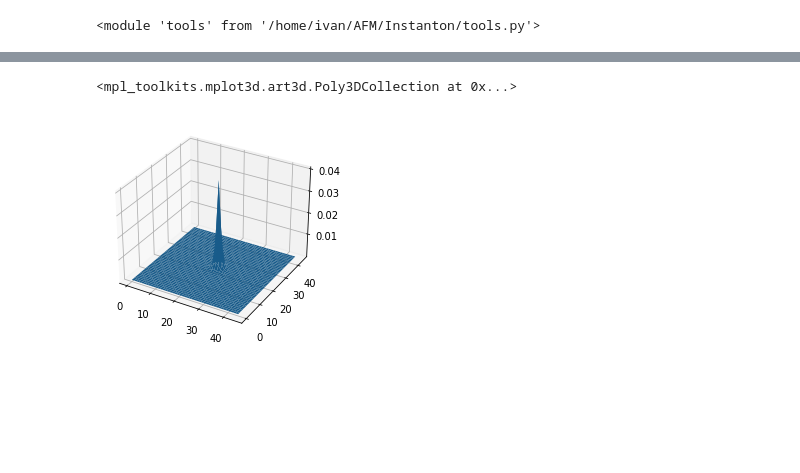
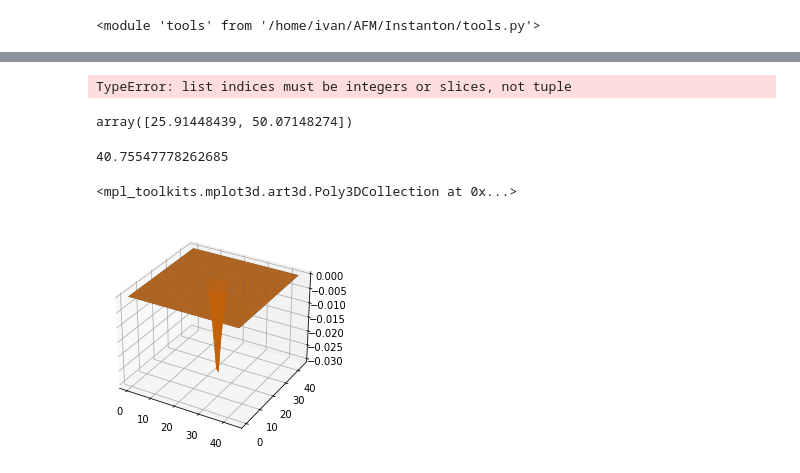
Before and after one commit to Ivan-Soler/AFM, a Jupyter notebook: Instanton/Fit_inst.ipynb, the cells around one changed output, grey strips where cells are left out. Drawn from its saved outputs; the diff is of its cells as text; code cells hidden in the pictures; blank space fills up the shorter version.

```diff
--- a/Instanton/Fit_inst.ipynb
+++ b/Instanton/Fit_inst.ipynb
@@ -28,7 +39,10 @@ def inst(position,maxima,rho):
 # %%
-def inst_plot(position,maxima,rho):
+def inst_plot(position,maxima_x,maxima_y,rho):
     #maxim=[23,23]
-    return(3/(np.pi*rho**4)*(rho**2/((position[0]-maxima[0])**2 + (position[1]-maxima[1])**2+rho**2))**4)
+    return(3/(np.pi*rho**4)*(rho**2/((position[0]-maxima_x)**2
+                        + (position[1]-maxima_y)**2+rho**2))**4)
+# %%
+density_2d=-density_2d
 # %%
 x=[]
 y=[]
@@ -44,2 +60,9 @@ data=np.array(data)
 # %%
-popt, pcov = curve_fit(lambda position,rho:inst(position,maxima,rho), data[:,:2], data[:,2])
+popt, pcov = curve_fit(inst, data[:,:2], data[:,2],
+                       p0=np.array((maxima[0],maxima[1],2)))
+# %% [output]
+TypeError: list indices must be integers or slices, not tuple
+# %%
+popt[:2]
+# %% [output]
+array([25.91448439, 50.07148274])
@@ -46,17 +71,22 @@ popt, pcov = curve_fit(lambda position,rho:inst(position,maxima,rho), data[:,:2]
+# %%
+q
+# %% [output]
+40.75547778262685
 # %%
 data_plot=np.zeros((sizes_big[0],sizes_big[1]))
 for i in range(0,sizes_big[0]):
     for j in range(0,sizes_big[1]):
-        data_plot[i,j]=inst_plot([i,j],maxima,popt[0])
+        data_plot[i,j]=inst_plot([i,j],popt[0],popt[1],popt[2])
 # %%
 points=np.zeros((sizes[2],sizes[3]))
 
 X = np.arange(0,sizes[2])
 Y = np.arange(0,sizes[3])
 X, Y = np.meshgrid(X, Y)
 
 fig, ax = plt.subplots(subplot_kw=dict(projection='3d'))
 ax.plot_surface(X,Y,data_plot)
+ax.plot_surface(X,Y,density_2d)
 # %% [output]
 <mpl_toolkits.mplot3d.art3d.Poly3DCollection at 0x...>
-[figure, old version]
+[figure, new version]
```
Also changed, not shown: parts of 5 cells of this notebook, 1 other file.
